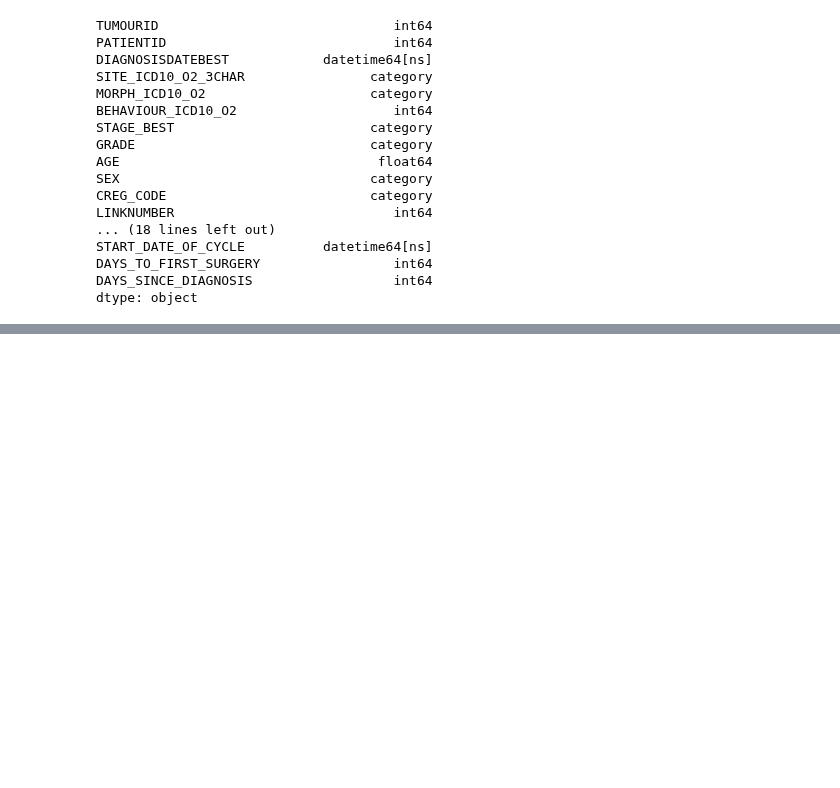
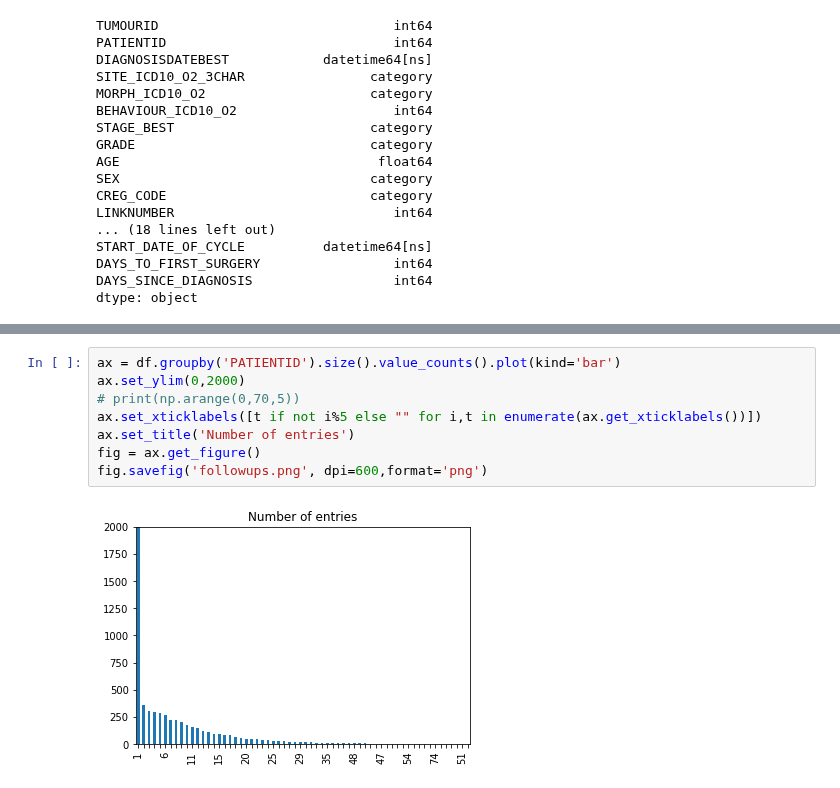
Before and after one commit to dkaizhang/federated-survival, a Jupyter notebook: imputer.ipynb, the cells around one changed output, grey strips where cells are left out. Drawn from its saved outputs; the diff is of its cells as text; blank space fills up the shorter version.

Commit message:
Some graphics

```diff
--- a/imputer.ipynb
+++ b/imputer.ipynb
@@ -394,0 +395,10 @@ df.loc[df.PATIENTID==210009833]
+# %%
+ax = df.groupby('PATIENTID').size().value_counts().plot(kind='bar')
+ax.set_ylim(0,2000)
+# print(np.arange(0,70,5))
+ax.set_xticklabels([t if not i%5 else "" for i,t in enumerate(ax.get_xticklabels())])
+ax.set_title('Number of entries')
+fig = ax.get_figure()
+fig.savefig('followups.png', dpi=600,format='png')
+# %% [output]
+[figure, added]
```
Also changed, not shown: parts of 3 cells of this notebook, 2 other files.
